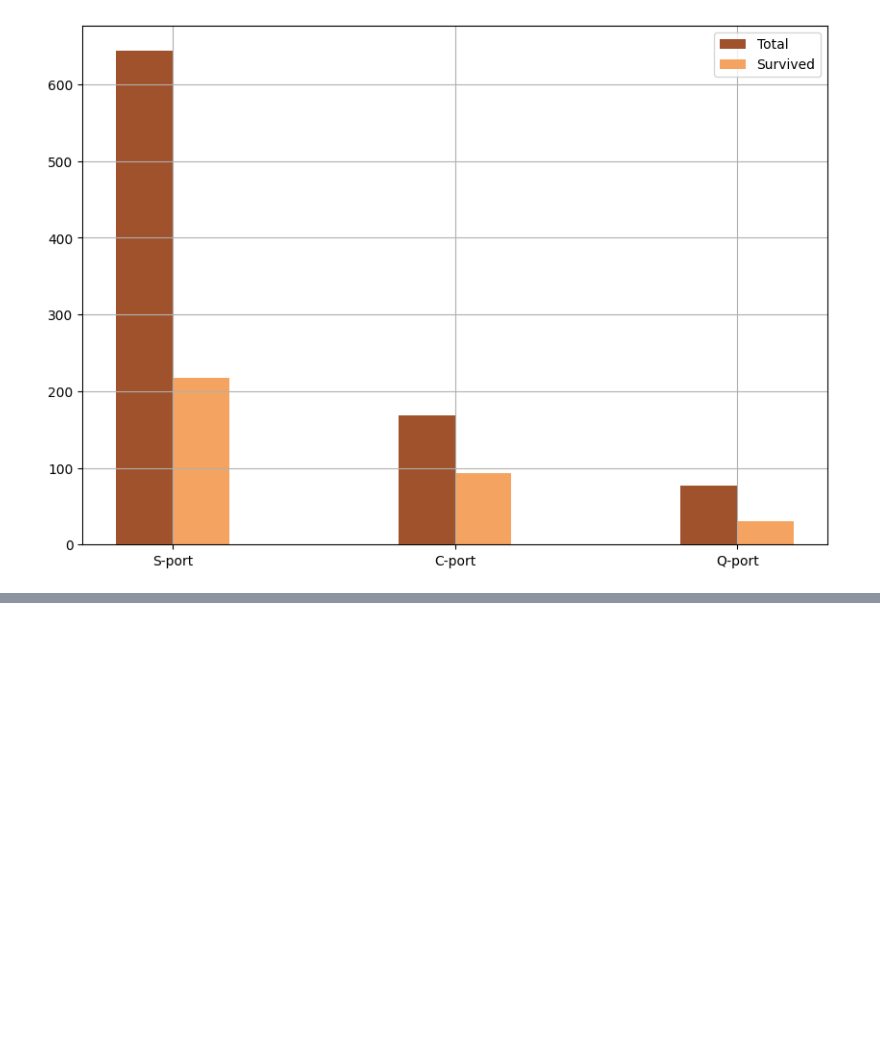
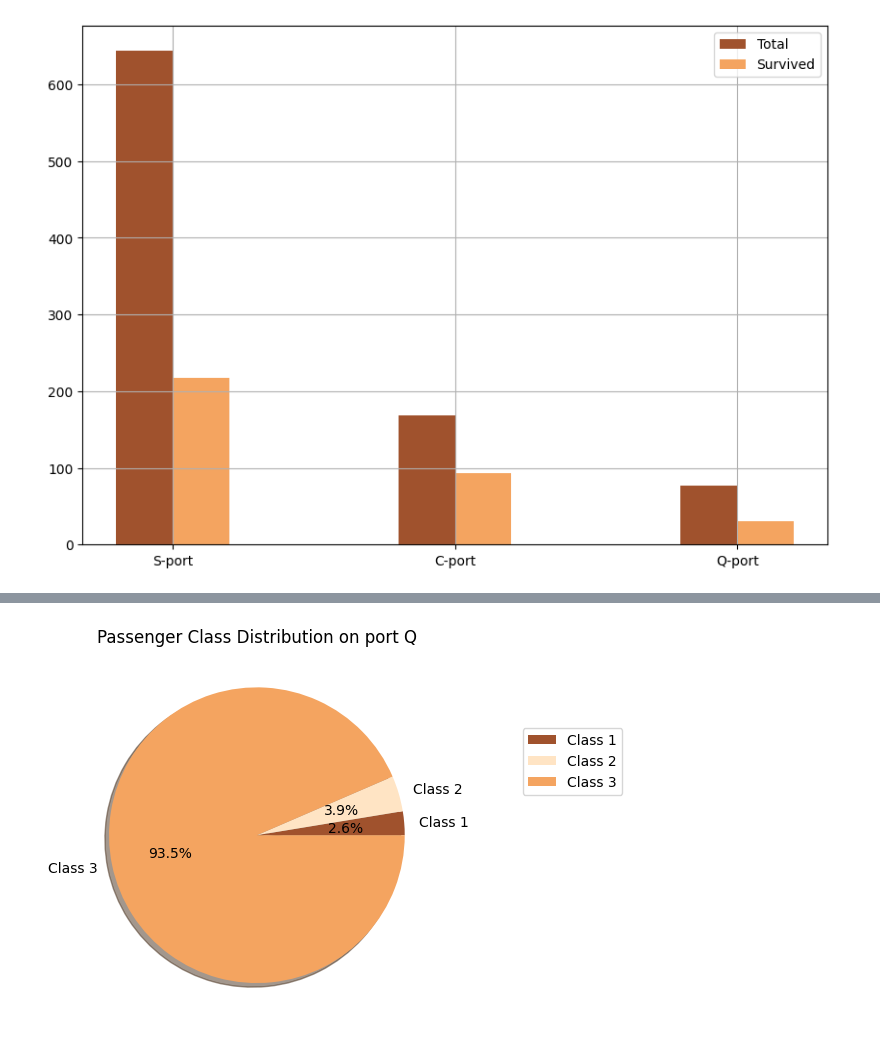
Before and after one commit to hafsatariq18/Titanic-Dataset, a Jupyter notebook: Titanic-Dataset.ipynb, the cells around one changed output, grey strips where cells are left out. Saved outputs shown, nothing was run; the diff lists cells and outputs as text; code cells hidden in the pictures; blank space fills up the shorter version.

```diff
--- a/Titanic-Dataset.ipynb
+++ b/Titanic-Dataset.ipynb
@@ -303,0 +355,9 @@ plt.show()
+# %%
+colours=["sienna","bisque","sandybrown"]
+data={'Class 1':class1_q_port,'Class 2':class2_q_port,'Class 3':class3_q_port}
+plt.pie(data.values(),labels=data.keys(),colors=colours,shadow=True,autopct='%2.1f%%')
+plt.title("Passenger Class Distribution on port Q")
+plt.legend(loc="center left",bbox_to_anchor=(1.2,0.7),labels=data.keys())
+plt.show()
+# %% [output]
+[figure, added]
```
Also changed, not shown: parts of 5 cells of this notebook.
